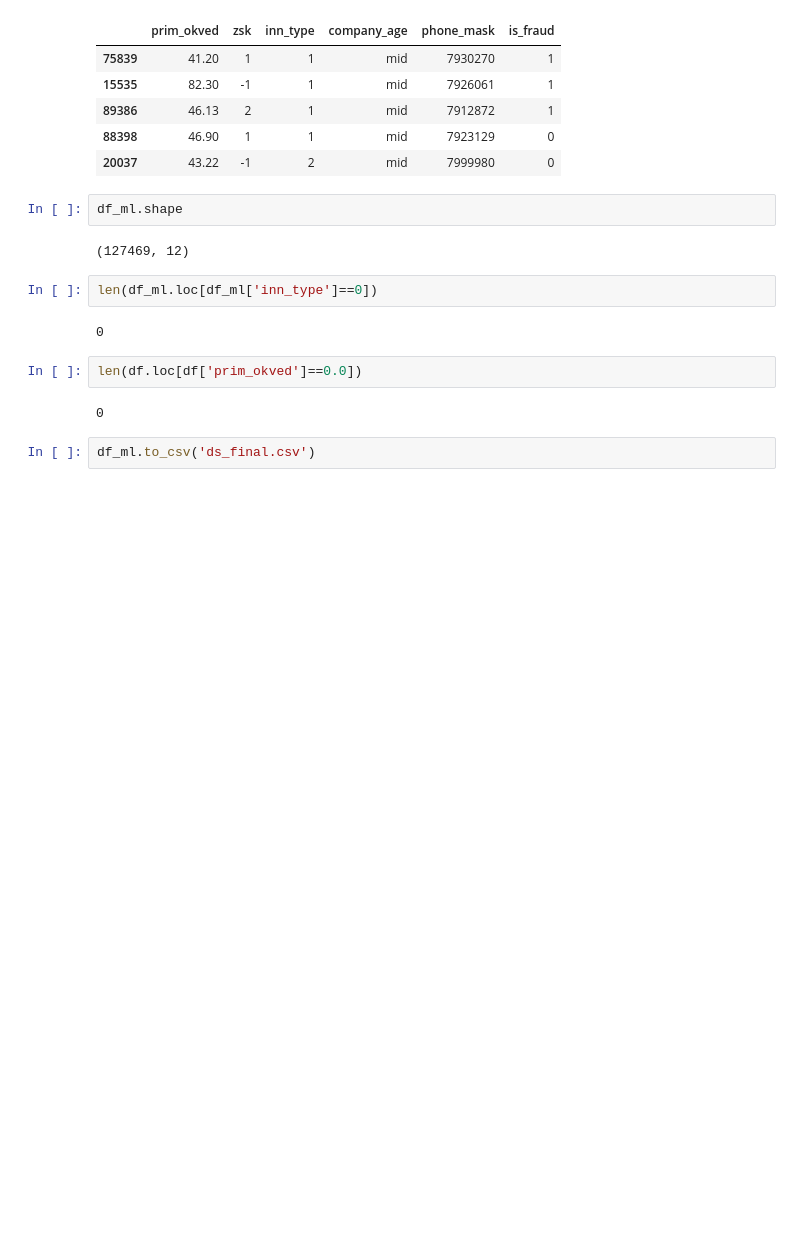
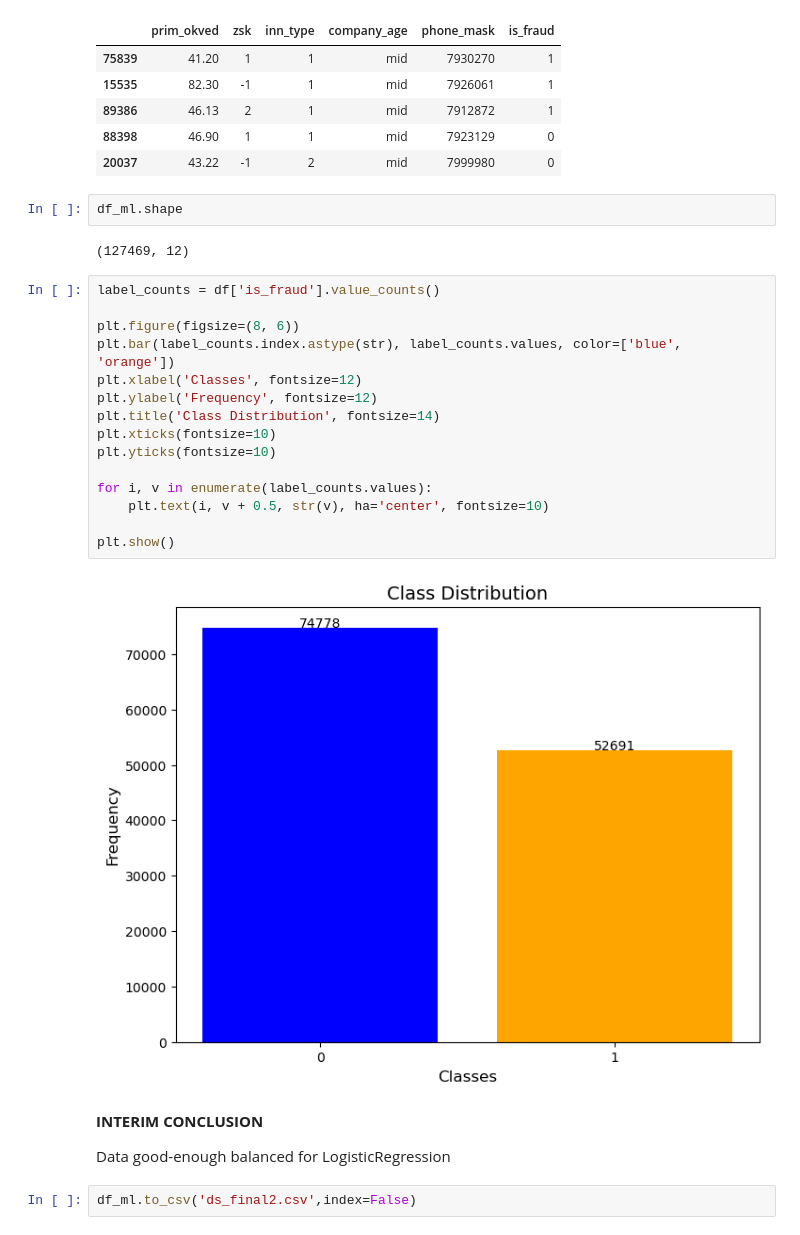
Before and after one commit to maxzaikin/ALARM, a Jupyter notebook: ALARM-System/AlarmWebAPI/Dataset/ds_eda.ipynb, the cells around one changed output. Cells and saved outputs as stored; diff of their text form; blank space fills up the shorter version.

```diff
--- a/ALARM-System/AlarmWebAPI/Dataset/ds_eda.ipynb
+++ b/ALARM-System/AlarmWebAPI/Dataset/ds_eda.ipynb
@@ -294,13 +295,26 @@ df_ml.sample(5)
 df_ml.shape
 # %% [output]
 (127469, 12)
-# %%
-len(df_ml.loc[df_ml['inn_type']==0])
-# %% [output]
-0
-# %%
-len(df.loc[df['prim_okved']==0.0])
-# %% [output]
-0
-# %%
-df_ml.to_csv('ds_final.csv')
+# %%
+label_counts = df['is_fraud'].value_counts()
+
+plt.figure(figsize=(8, 6))
+plt.bar(label_counts.index.astype(str), label_counts.values, color=['blue', 'orange'])
+plt.xlabel('Classes', fontsize=12)
+plt.ylabel('Frequency', fontsize=12)
+plt.title('Class Distribution', fontsize=14)
+plt.xticks(fontsize=10)
+plt.yticks(fontsize=10)
+
+for i, v in enumerate(label_counts.values):
+    plt.text(i, v + 0.5, str(v), ha='center', fontsize=10)
+
+plt.show()
+# %% [output]
+[figure, added]
+# %% [markdown]
+**INTERIM CONCLUSION**
+
+Data good-enough balanced for LogisticRegression
+# %%
+df_ml.to_csv('ds_final2.csv',index=False)
```
Also changed, not shown: parts of 3 cells of this notebook, 5 other files.
